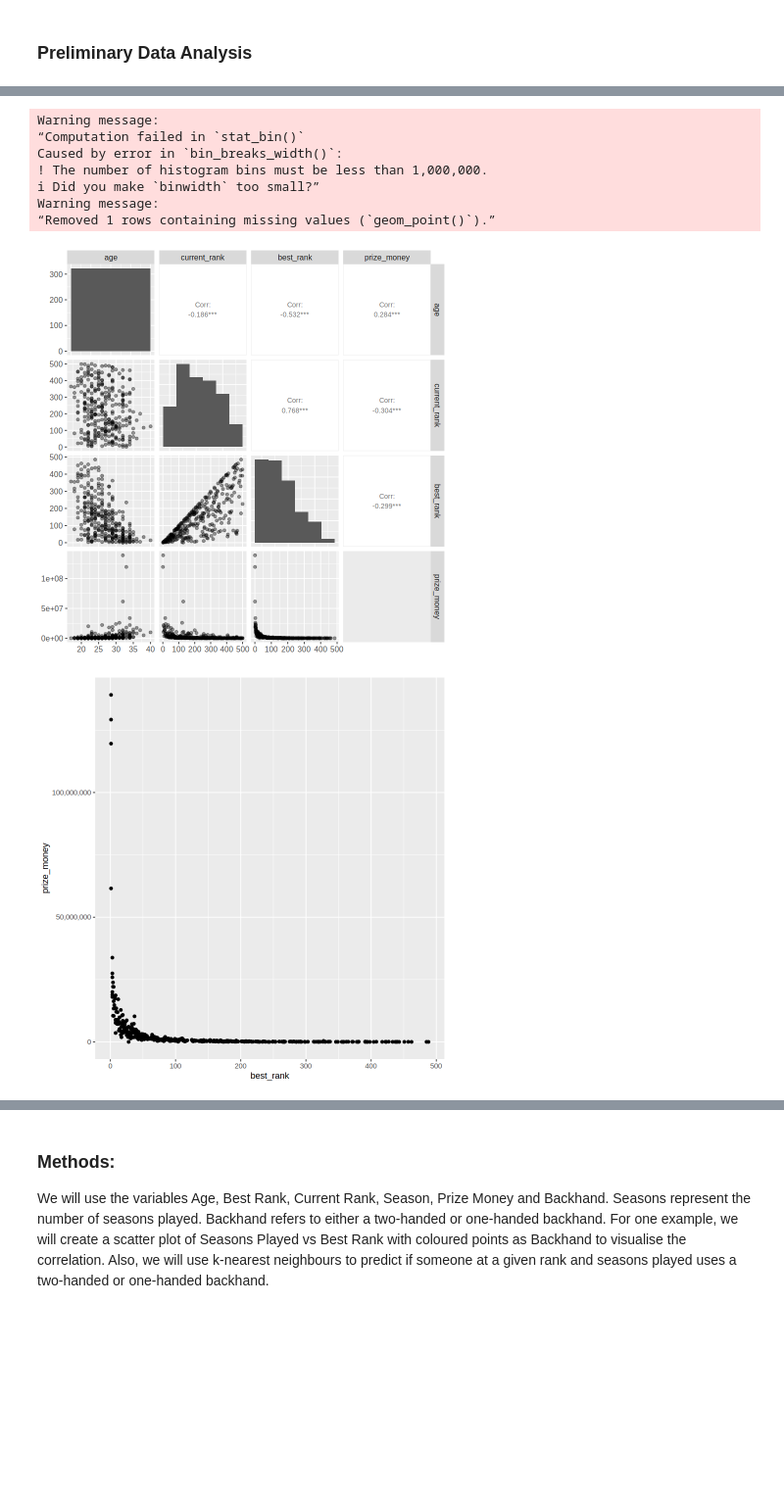
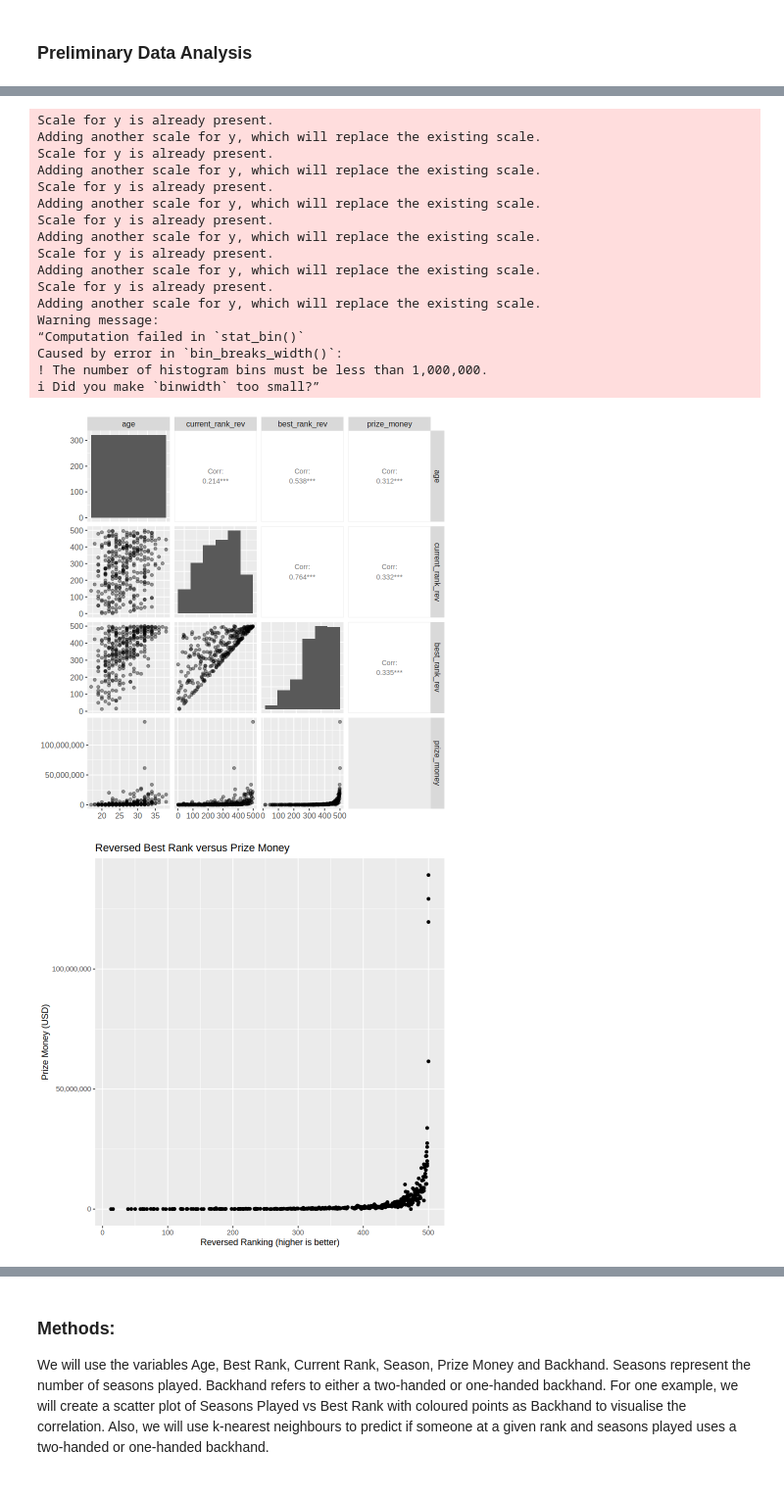
Before and after one commit to aejessen/DSCI100_project, a Jupyter notebook: project.ipynb, the cells around one changed output, grey strips where cells are left out. Shown at 98% size. Saved outputs shown, nothing was run; the diff lists cells and outputs as text; code cells hidden in the pictures; blank space fills up the shorter version.

```diff
--- a/project.ipynb
+++ b/project.ipynb
@@ -68,14 +69,19 @@ tennis_data_tidy <- tennis_data |>
     select(x1, age, current_rank, best_rank, prize_money, plays, backhand) |>
     na.omit()
 
+# Now Mutate the data to allow for easier analysis
+# Inverted the rank
 tennis_data_tidy <- tennis_data_tidy |>
   mutate(
     age = as.numeric(sub(" .*", "", age)),
     current_rank = as.numeric(sub(" .*", "", current_rank)),
     best_rank = as.numeric(sub(" .*", "", best_rank)),
     prize_money = str_extract(prize_money, regex("^[^$]*[$]\\s*[0123456789,]+\\b")),
-    prize_money = as.numeric(gsub("[^0-9]", "", prize_money))
-  )
+    prize_money = as.numeric(gsub("[^0-9]", "", prize_money)),
+    current_rank_rev = 501 - current_rank,
+    best_rank_rev = 501 - best_rank
+  ) |>
+    na.omit()
 
 head(tennis_data_tidy)
 # %% [output]
@@ -154,36 +116,49 @@ testing_data <- testing(tennis_split)
 # %%
-tennis_pairplot <- training_data |> select(age, current_rank, best_rank, prize_money) |>
+# Pairplot to show basic data comparisons and expected correlation
+# !!!!! Update axis, title, etc. to be more readable, and maybe more colorful?
+# !!!!! Error with both scale axis and binwidth for prize_money + prize_money plot. Can you set the binwidth for individual plots?
+
+tennis_pairplot <- training_data |> select(age, current_rank_rev, best_rank_rev, prize_money) |>
     ggpairs(
         lower = list(continuous = wrap('points', alpha = 0.4)),
         diag = list(continuous = wrap('barDiag', binwidth = 100)), # Adjust binwidth as needed
         upper = list(continuous = wrap('cor', size = 3))) +
-    theme(text = element_text(size = 12))
-    # Change prize money to get rid of outliers?
+    theme(text = element_text(size = 12)) +
+    scale_y_continuous(labels = scales::comma)
 
 tennis_pairplot
 
-prize_best_rank <- ggplot(tennis_data_tidy, aes(x= best_rank, y= prize_money)) +
+
+
+# Scatter plot to compare best rank versus prize money, copy later on for regression line addition
+
+prize_best_rank <- ggplot(tennis_data_tidy, aes(x= best_rank_rev, y= prize_money)) +
     geom_point() +
-    scale_x_continuous(labels = scales::comma) +
-   scale_y_continuous(labels = scales::comma)
+    labs(x= "Reversed Ranking (higher is better)",
+         y= "Prize Money (USD)") +
+    scale_y_continuous(labels = scales::comma) +
+    ggtitle("Reversed Best Rank versus Prize Money")
+
 prize_best_rank
-
-#seasons_scatter_plot <- ggplot(training_data, aes(x = seasons, y = best_rank)) +
-#  geom_point() +
-##  labs(x = "Seasons", y = "Best Rank") +
-#  ggtitle("Number of Seasons Played vs. Best Rank") +
-#  theme_minimal()
-
-#seasons_scatter_plot
 # %% [output]
+Scale for y is already present.
+Adding another scale for y, which will replace the existing scale.
+Scale for y is already present.
+Adding another scale for y, which will replace the existing scale.
+Scale for y is already present.
+Adding another scale for y, which will replace the existing scale.
+Scale for y is already present.
+Adding another scale for y, which will replace the existing scale.
+Scale for y is already present.
+Adding another scale for y, which will replace the existing scale.
+Scale for y is already present.
+Adding another scale for y, which will replace the existing scale.
 Warning message:
 “Computation failed in `stat_bin()`
 Caused by error in `bin_breaks_width()`:
 ! The number of histogram bins must be less than 1,000,000.
 ℹ Did you make `binwidth` too small?”
-Warning message:
-“Removed 1 rows containing missing values (`geom_point()`).”
-[figure, old version]
+[figure, new version]
-[figure, old version]
+[figure, new version]
 # %%
 lm_spec <- linear_reg() |>
```
Also changed, not shown: parts of 13 cells of this notebook.
